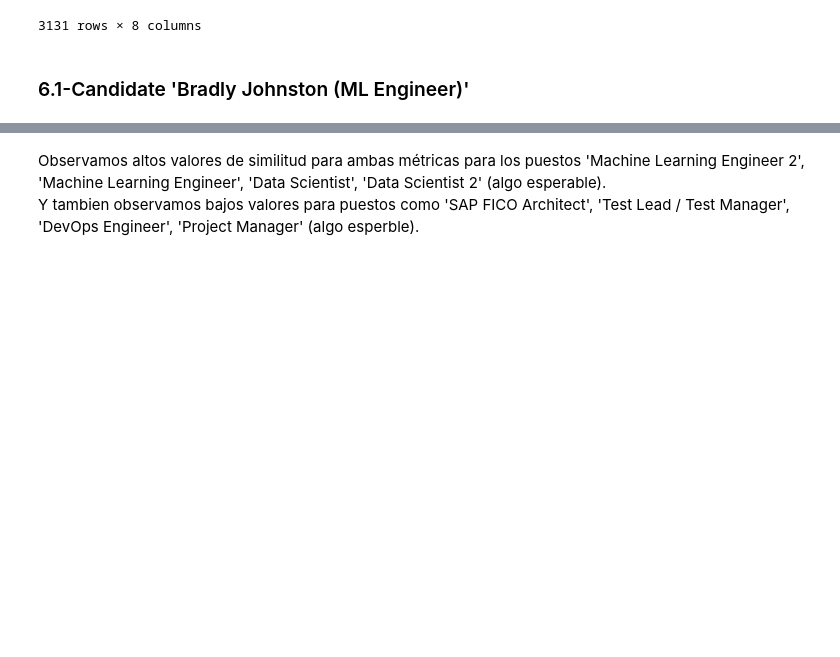
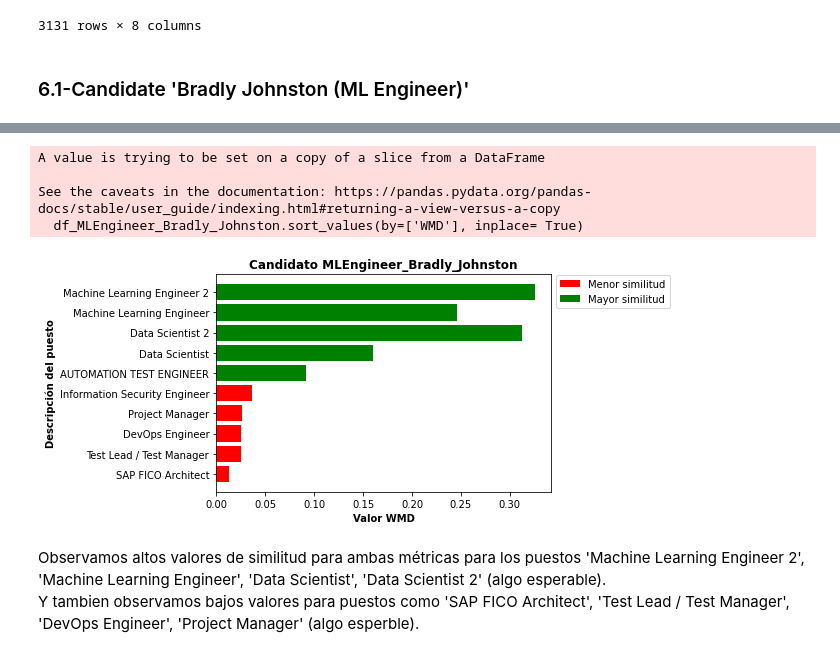
Before and after one commit to FedericoCalonge/automatic_reading_of_CVs_using_text_similarity, a Jupyter notebook: 2-Main/Jupyter_Notebooks/2-TF_IDF_Cosine_&_Word2vec_WMD.ipynb, the cells around one changed output, grey strips where cells are left out. Cells and saved outputs as stored; diff of their text form; code cells hidden in the pictures; blank space fills up the shorter version.

```diff
--- a/2-Main/Jupyter_Notebooks/2-TF_IDF_Cosine_&_Word2vec_WMD.ipynb
+++ b/2-Main/Jupyter_Notebooks/2-TF_IDF_Cosine_&_Word2vec_WMD.ipynb
@@ -678,3 +712,35 @@ df_MLEngineer_Bradly_Johnston.sort_values(by=['WMD'], ascending=False)
+# %%
+import matplotlib.pyplot as plt
+
+# Create new df
+
+df_MLEngineer_Bradly_Johnston.sort_values(by=['WMD'], inplace= True)
+df_MLEngineer_Bradly_Johnston.reset_index(drop=True, inplace= True)
+#Top 5 y Bottom 5:
+new_df = pd.concat([df_MLEngineer_Bradly_Johnston[:5], df_MLEngineer_Bradly_Johnston[-5:]])
+new_df.insert(0,'Mayor-Menor Sim',['Menor Similitud','Menor Similitud','Menor Similitud','Menor Similitud','Menor Similitud','Mayor Similitud','Mayor Similitud','Mayor Similitud','Mayor Similitud','Mayor Similitud'])
+
+df_menor = new_df[:5]
+df_mayor = new_df[-5:]
+
+# Creating the bar plot
+plt.barh(df_menor['Job_Title'], df_menor['tfidf_cosine'],color='r',label= 'Menor similitud')
+plt.barh(df_mayor['Job_Title'], df_mayor['tfidf_cosine'],color='g',label= 'Mayor similitud')
+
+plt.xticks(rotation=0)
+plt.xlabel("Valor WMD", fontweight='bold')
+plt.ylabel("Descripción del puesto", fontweight='bold')
+plt.legend(bbox_to_anchor=(1, 1.02), loc='upper left')
+
+plt.title('Candidato MLEngineer_Bradly_Johnston',fontweight='bold')
+
+plt.show()
+# %% [output]
+A value is trying to be set on a copy of a slice from a DataFrame
+
+See the caveats in the documentation: https://pandas.pydata.org/pandas-docs/stable/user_guide/indexing.html#returning-a-view-versus-a-copy
+  df_MLEngineer_Bradly_Johnston.sort_values(by=['WMD'], inplace= True)
+[figure, added]
 # %% [markdown]
 Observamos altos valores de similitud para ambas métricas para los puestos 'Machine Learning Engineer 2', 'Machine Learning Engineer', 'Data Scientist', 'Data Scientist 2' (algo esperable).
 Y tambien observamos bajos valores para puestos como 'SAP FICO Architect', 'Test Lead / Test Manager', 'DevOps Engineer', 'Project Manager' (algo esperble).
```
Also changed, not shown: parts of 6 cells of this notebook, 26 other files.
